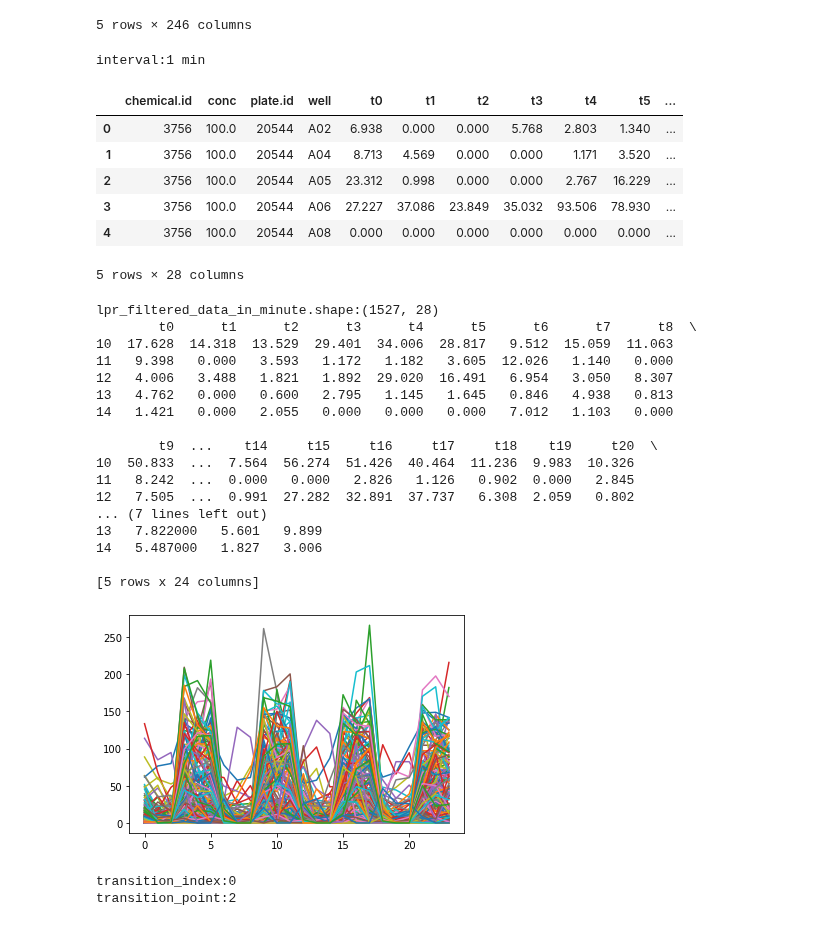
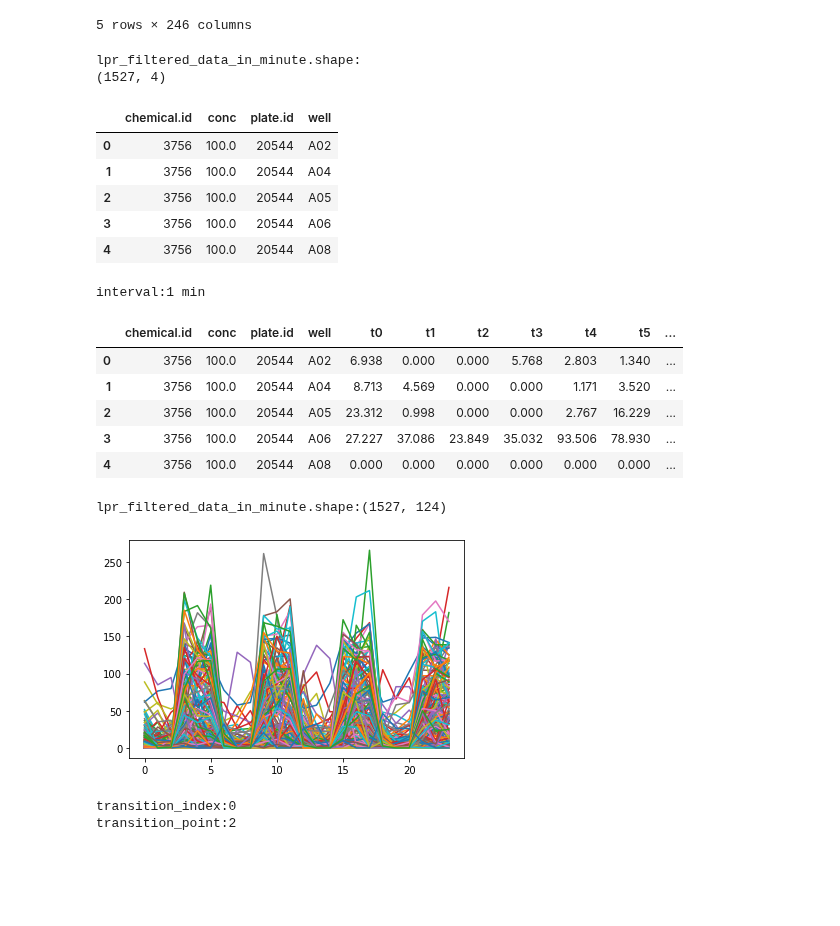
Before and after one commit to PNNL-CompBio/srpAnalytics, a Jupyter notebook: analysis/latest/3_bmd_feasibility_BMD/each/7_PAH/LPR/wide2dicho_LPR_7_PAH_t0_t239.ipynb, the cells around one changed output. Drawn from its saved outputs; the diff is of its cells as text; code cells hidden in the pictures; blank space fills up the shorter version.

```diff
--- a/analysis/latest/3_bmd_feasibility_BMD/each/7_PAH/LPR/wide2dicho_LPR_7_PAH_t0_t239.ipynb
+++ b/analysis/latest/3_bmd_feasibility_BMD/each/7_PAH/LPR/wide2dicho_LPR_7_PAH_t0_t239.ipynb
@@ -165,15 +168,28 @@ lpr_filtered_data.head()
 | 3 | 3756 | 20544 | A06 | 3756_20544_A06 | 100.0 | 7.262 | 1.071 | 2.472 | 1.030 | ... |
 | 4 | 3756 | 20544 | A08 | 3756_20544_A08 | 100.0 | 0.000 | 0.000 | 0.000 | 0.000 | ... |
 5 rows × 246 columns
+# %%
+# (1/2) Convert time resolution to minutes (if applicable)
+# for LPR, 240 t something -> 24 t something
+
+# Create a new dataframe for storing lpr data in the new time-scale (minutes)
+# The new dataframe contains the same basic row identifier fields
+lpr_filtered_data_in_minute = lpr_filtered_data[['chemical.id', 'conc', 'plate.id', 'well']]
+print ("lpr_filtered_data_in_minute.shape:\n" + str(lpr_filtered_data_in_minute.shape)) # for lpr -> (1527, 4)
+lpr_filtered_data_in_minute.head()
+# %% [output]
+lpr_filtered_data_in_minute.shape:
+(1527, 4)
+|  | chemical.id | conc | plate.id | well |
+| 0 | 3756 | 100.0 | 20544 | A02 |
+| 1 | 3756 | 100.0 | 20544 | A04 |
+| 2 | 3756 | 100.0 | 20544 | A05 |
+| 3 | 3756 | 100.0 | 20544 | A06 |
+| 4 | 3756 | 100.0 | 20544 | A08 |
 # %%
-# Convert time resolution to minutes (if applicable)
-# for LPR, 240 -> 24
-
-# Create a new dataframe for storing lpr data in the new time-scale (minutes)
-# The new dataframe contains the same basic row identifier fields
-lpr_filtered_data_in_minute = lpr_filtered_data[['chemical.id', 'conc', 'plate.id', 'well']]
+# (2/2) Convert time resolution to minutes (if applicable)
 time_index_sec_start = 5
-max_time_index_sec = 240 # from 0 to 239
+max_time_index_sec = 240 # from t0 to t239
 
 #report = True
 report = False
@@ -210,7 +226,7 @@ for time_index in range(int(max_time_index_sec / group_size)):
     lpr_filtered_data_in_minutes_in_this_time_index.columns = ['t' + str(time_index)]
     #lpr_filtered_data_in_minutes_in_this_time_index.columns = np.transpose(['t' + str(i) for i in range(int(max_time_index_sec / group_size))])
     lpr_filtered_data_in_minute = pd.concat([lpr_filtered_data_in_minute, lpr_filtered_data_in_minutes_in_this_time_index], axis = 1)
-#pd.set_option('display.max_columns', None)
+pd.set_option('display.max_columns', None)
 lpr_filtered_data_in_minute.head()
 # %% [output]
 interval:1 min
@@ -220,39 +236,23 @@ interval:1 min
 | 2 | 3756 | 100.0 | 20544 | A05 | 23.312 | 0.998 | 0.000 | 0.000 | 2.767 | 16.229 | ... |
 | 3 | 3756 | 100.0 | 20544 | A06 | 27.227 | 37.086 | 23.849 | 35.032 | 93.506 | 78.930 | ... |
 | 4 | 3756 | 100.0 | 20544 | A08 | 0.000 | 0.000 | 0.000 | 0.000 | 0.000 | 0.000 | ... |
-5 rows × 28 columns
 # %%
 # Plot few lpr curves to check transition points
 # Plotting to make sure that data makes sense
 time_index_start = 4 # because 0-3th columns show irrelevant values
 num_time_points = 24 # >= 25 will not make any difference
 
-print ("lpr_filtered_data_in_minute.shape:" + str(lpr_filtered_data_in_minute.shape)) #(223, 28)
+print ("lpr_filtered_data_in_minute.shape:" + str(lpr_filtered_data_in_minute.shape))
+# lpr 1 minute interval -> (1527, 124)
 
 fig, ax = plt.subplots()
 
-print (lpr_filtered_data_in_minute.iloc[10:15, time_index_start:time_index_start + num_time_points])
+#print (lpr_filtered_data_in_minute.iloc[10:15, time_index_start:time_index_start + num_time_points])
 # first ':' shows rows, second ':' shows columns
 
 ax.plot(np.transpose(lpr_filtered_data_in_minute.iloc[10:223,time_index_start:time_index_start + num_time_points].values));
 # %% [output]
-lpr_filtered_data_in_minute.shape:(1527, 28)
-        t0      t1      t2      t3      t4      t5      t6      t7      t8  \
-10  17.628  14.318  13.529  29.401  34.006  28.817   9.512  15.059  11.063
-11   9.398   0.000   3.593   1.172   1.182   3.605  12.026   1.140   0.000
-12   4.006   3.488   1.821   1.892  29.020  16.491   6.954   3.050   8.307
-13   4.762   0.000   0.600   2.795   1.145   1.645   0.846   4.938   0.813
-14   1.421   0.000   2.055   0.000   0.000   0.000   7.012   1.103   0.000
-
-        t9  ...    t14     t15     t16     t17     t18    t19     t20  \
-10  50.833  ...  7.564  56.274  51.426  40.464  11.236  9.983  10.326
-11   8.242  ...  0.000   0.000   2.826   1.126   0.902  0.000   2.845
-12   7.505  ...  0.991  27.282  32.891  37.737   6.308  2.059   0.802
-... (7 lines left out)
-13   7.822000   5.601   9.899
-14   5.487000   1.827   3.006
-
-[5 rows x 24 columns]
+lpr_filtered_data_in_minute.shape:(1527, 124)
 [figure]
 # %%
 delta_mov_auc = lpr_filtered_data_in_minute[['chemical.id', 'conc', 'plate.id', 'well']].copy()
```
Also changed, not shown: parts of 3 cells of this notebook, 6 other files.
